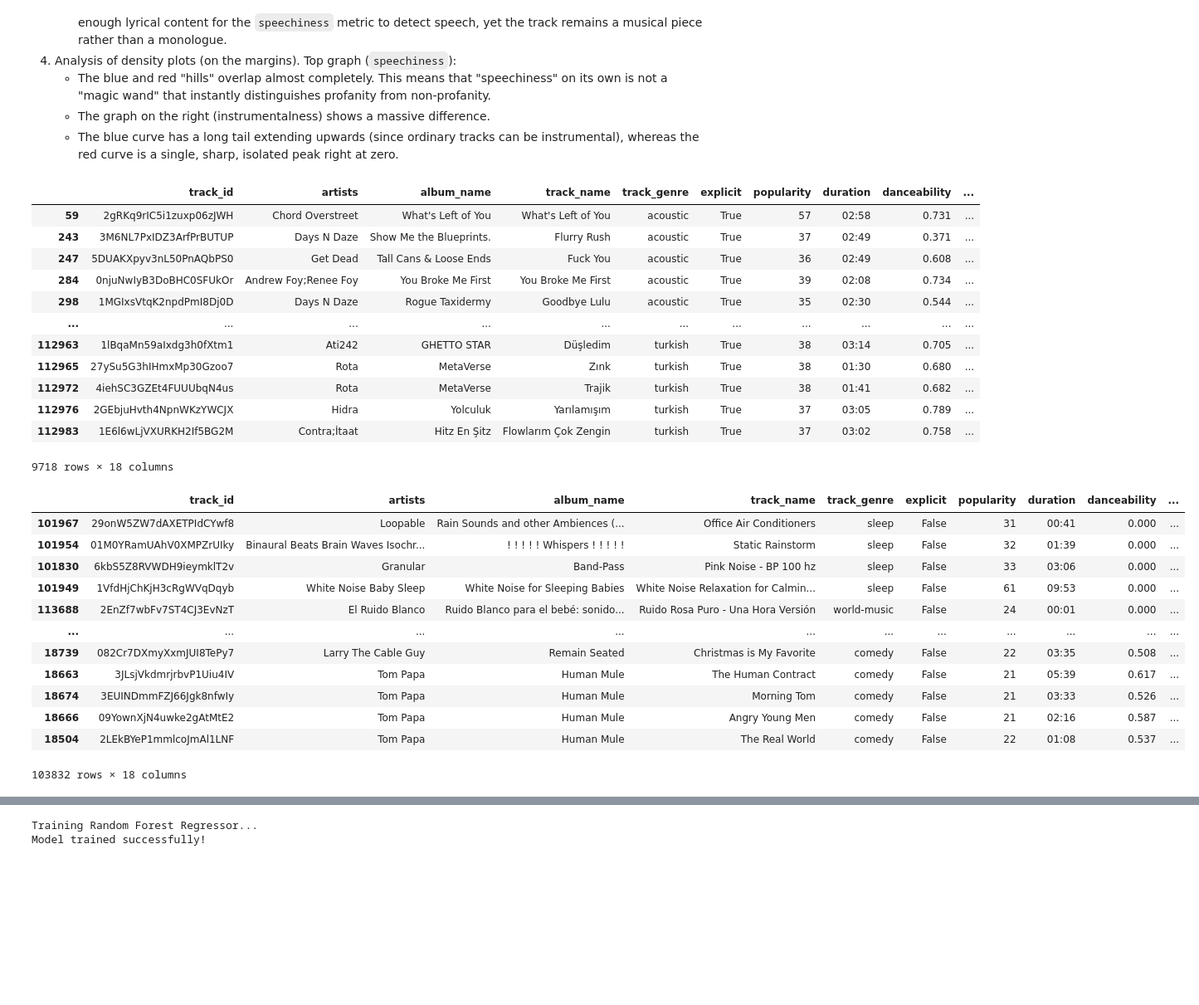
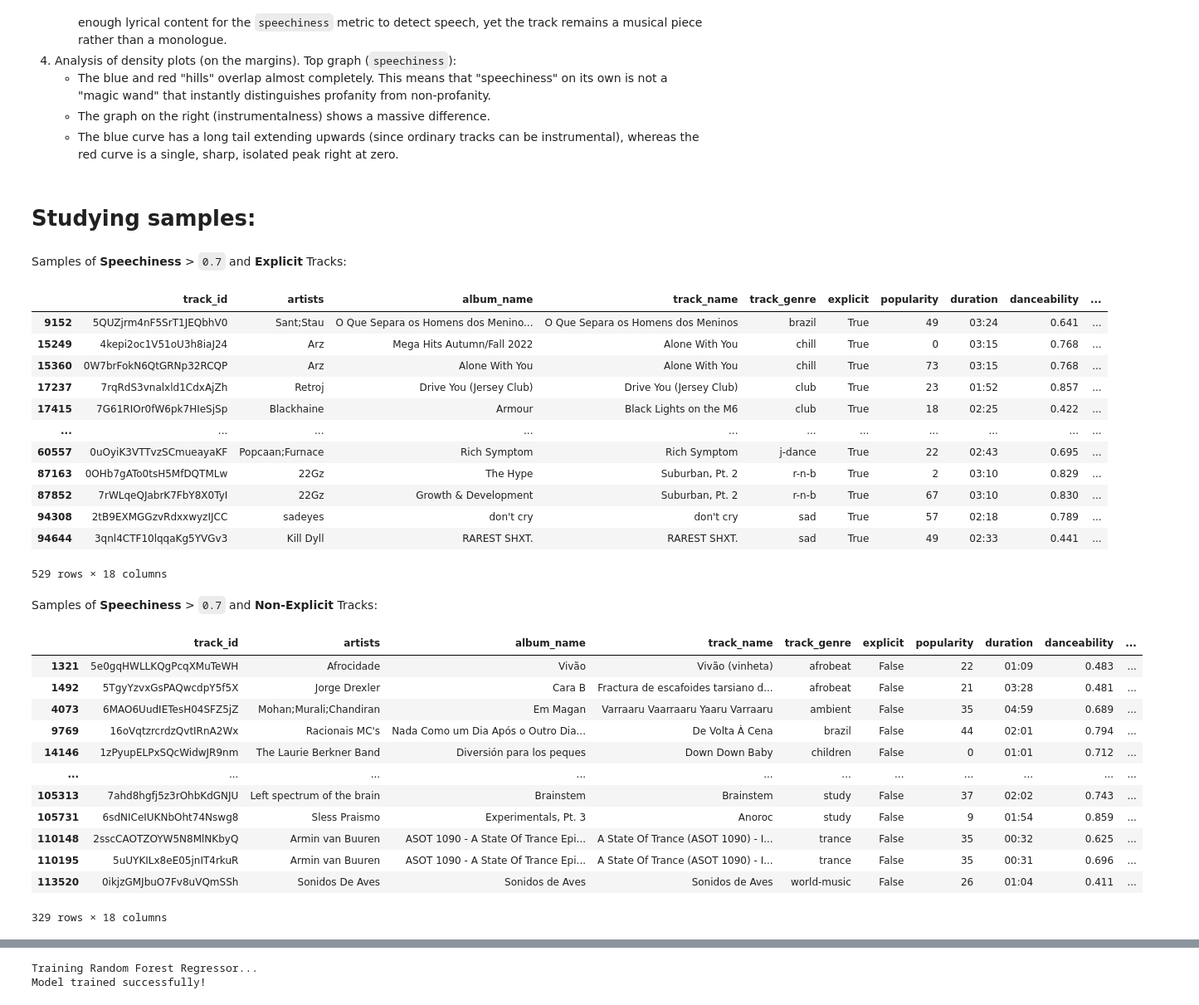
Before and after one commit to f55desu/spotify-recomendation, a Jupyter notebook: Exploratory Data Analysis.ipynb, the cells around one changed output, grey strips where cells are left out. Shown at 83% size. Drawn from its saved outputs; the diff is of its cells as text; code cells hidden in the pictures; blank space fills up the shorter version.

```diff
--- a/Exploratory Data Analysis.ipynb
+++ b/Exploratory Data Analysis.ipynb
@@ -459,39 +479,46 @@ plt.show()
    - The blue and red "hills" overlap almost completely. This means that "speechiness" on its own is not a "magic wand" that instantly distinguishes profanity from non-profanity.
    - The graph on the right (instrumentalness) shows a massive difference.
    - The blue curve has a long tail extending upwards (since ordinary tracks can be instrumental), whereas the red curve is a single, sharp, isolated peak right at zero.
+# %% [markdown]
+<a id="explicit_samples_section"></a>
+# Studying samples:
 # %%
 explicit_columns = ['track_id', 'artists', 'album_name', 'track_name', 'track_genre', 'explicit', 'popularity', 'duration', 'danceability', 'energy', 'speechiness', 'loudness', 'acousticness', 'instrumentalness',
        'mode', 'liveness', 'valence', 'tempo']
 df_samples = df[explicit_columns].copy()
+# %% [markdown]
+Samples of **Speechiness** > `0.7` and **Explicit** Tracks:
 # %%
-df_samples[df_samples['speechiness'].max() and df_samples['explicit']==True]
+df_samples[(df_samples['speechiness'] >= 0.7) & (df_samples['explicit'] == True)]
 # %% [output]
 |  | track_id | artists | album_name | track_name | track_genre | explicit | popularity | duration | danceability | ... |
-| 59 | 2gRKq9rIC5i1zuxp06zJWH | Chord Overstreet | What's Left of You | What's Left of You | acoustic | True | 57 | 02:58 | 0.731 | ... |
-| 243 | 3M6NL7PxIDZ3ArfPrBUTUP | Days N Daze | Show Me the Blueprints. | Flurry Rush | acoustic | True | 37 | 02:49 | 0.371 | ... |
-| 247 | 5DUAKXpyv3nL50PnAQbPS0 | Get Dead | Tall Cans & Loose Ends | Fuck You | acoustic | True | 36 | 02:49 | 0.608 | ... |
-| 284 | 0njuNwIyB3DoBHC0SFUkOr | Andrew Foy;Renee Foy | You Broke Me First | You Broke Me First | acoustic | True | 39 | 02:08 | 0.734 | ... |
-| 298 | 1MGIxsVtqK2npdPmI8Dj0D | Days N Daze | Rogue Taxidermy | Goodbye Lulu | acoustic | True | 35 | 02:30 | 0.544 | ... |
+| 9152 | 5QUZjrm4nF5SrT1JEQbhV0 | Sant;Stau | O Que Separa os Homens dos Menino... | O Que Separa os Homens dos Meninos | brazil | True | 49 | 03:24 | 0.641 | ... |
+| 15249 | 4kepi2oc1V51oU3h8iaJ24 | Arz | Mega Hits Autumn/Fall 2022 | Alone With You | chill | True | 0 | 03:15 | 0.768 | ... |
+| 15360 | 0W7brFokN6QtGRNp32RCQP | Arz | Alone With You | Alone With You | chill | True | 73 | 03:15 | 0.768 | ... |
+| 17237 | 7rqRdS3vnalxld1CdxAjZh | Retroj | Drive You (Jersey Club) | Drive You (Jersey Club) | club | True | 23 | 01:52 | 0.857 | ... |
+| 17415 | 7G61RIOr0fW6pk7HIeSjSp | Blackhaine | Armour | Black Lights on the M6 | club | True | 18 | 02:25 | 0.422 | ... |
 | ... | ... | ... | ... | ... | ... | ... | ... | ... | ... | ... |
-| 112963 | 1lBqaMn59aIxdg3h0fXtm1 | Ati242 | GHETTO STAR | Düşledim | turkish | True | 38 | 03:14 | 0.705 | ... |
-| 112965 | 27ySu5G3hIHmxMp30Gzoo7 | Rota | MetaVerse | Zınk | turkish | True | 38 | 01:30 | 0.680 | ... |
-| 112972 | 4iehSC3GZEt4FUUUbqN4us | Rota | MetaVerse | Trajik | turkish | True | 38 | 01:41 | 0.682 | ... |
-| 112976 | 2GEbjuHvth4NpnWKzYWCJX | Hidra | Yolculuk | Yarılamışım | turkish | True | 37 | 03:05 | 0.789 | ... |
-| 112983 | 1E6l6wLjVXURKH2If5BG2M | Contra;İtaat | Hitz En Şitz | Flowlarım Çok Zengin | turkish | True | 37 | 03:02 | 0.758 | ... |
+| 60557 | 0uOyiK3VTTvzSCmueayaKF | Popcaan;Furnace | Rich Symptom | Rich Symptom | j-dance | True | 22 | 02:43 | 0.695 | ... |
+| 87163 | 0OHb7gATo0tsH5MfDQTMLw | 22Gz | The Hype | Suburban, Pt. 2 | r-n-b | True | 2 | 03:10 | 0.829 | ... |
+| 87852 | 7rWLqeQJabrK7FbY8X0TyI | 22Gz | Growth & Development | Suburban, Pt. 2 | r-n-b | True | 67 | 03:10 | 0.830 | ... |
+| 94308 | 2tB9EXMGGzvRdxxwyzIJCC | sadeyes | don't cry | don't cry | sad | True | 57 | 02:18 | 0.789 | ... |
+| 94644 | 3qnl4CTF10lqqaKg5YVGv3 | Kill Dyll | RAREST SHXT. | RAREST SHXT. | sad | True | 49 | 02:33 | 0.441 | ... |
-9718 rows × 18 columns
+529 rows × 18 columns
+# %% [markdown]
+Samples of **Speechiness** > `0.7` and **Non-Explicit** Tracks:
 # %%
-df_samples[df_samples['speechiness'].max() and df_samples['explicit']==False].sort_values('speechiness')
+df_samples[(df_samples['speechiness'] >= 0.7) & (df_samples['explicit'] == False)]
 # %% [output]
 |  | track_id | artists | album_name | track_name | track_genre | explicit | popularity | duration | danceability | ... |
-| 101967 | 29onW5ZW7dAXETPIdCYwf8 | Loopable | Rain Sounds and other Ambiences (... | Office Air Conditioners | sleep | False | 31 | 00:41 | 0.000 | ... |
-| 101954 | 01M0YRamUAhV0XMPZrUIky | Binaural Beats Brain Waves Isochr... | ! ! ! ! ! Whispers ! ! ! ! ! | Static Rainstorm | sleep | False | 32 | 01:39 | 0.000 | ... |
-| 101830 | 6kbS5Z8RVWDH9ieymklT2v | Granular | Band-Pass | Pink Noise - BP 100 hz | sleep | False | 33 | 03:06 | 0.000 | ... |
-| 101949 | 1VfdHjChKjH3cRgWVqDqyb | White Noise Baby Sleep | White Noise for Sleeping Babies | White Noise Relaxation for Calmin... | sleep | False | 61 | 09:53 | 0.000 | ... |
-| 113688 | 2EnZf7wbFv7ST4CJ3EvNzT | El Ruido Blanco | Ruido Blanco para el bebé: sonido... | Ruido Rosa Puro - Una Hora Versión | world-music | False | 24 | 00:01 | 0.000 | ... |
+| 1321 | 5e0gqHWLLKQgPcqXMuTeWH | Afrocidade | Vivão | Vivão (vinheta) | afrobeat | False | 22 | 01:09 | 0.483 | ... |
+| 1492 | 5TgyYzvxGsPAQwcdpY5f5X | Jorge Drexler | Cara B | Fractura de escafoides tarsiano d... | afrobeat | False | 21 | 03:28 | 0.481 | ... |
+| 4073 | 6MAO6UudIETesH04SFZ5jZ | Mohan;Murali;Chandiran | Em Magan | Varraaru Vaarraaru Yaaru Varraaru | ambient | False | 35 | 04:59 | 0.689 | ... |
+| 9769 | 16oVqtzrcrdzQvtIRnA2Wx | Racionais MC's | Nada Como um Dia Após o Outro Dia... | De Volta À Cena | brazil | False | 44 | 02:01 | 0.794 | ... |
+| 14146 | 1zPyupELPxSQcWidwJR9nm | The Laurie Berkner Band | Diversión para los peques | Down Down Baby | children | False | 0 | 01:01 | 0.712 | ... |
 | ... | ... | ... | ... | ... | ... | ... | ... | ... | ... | ... |
-| 18739 | 082Cr7DXmyXxmJUI8TePy7 | Larry The Cable Guy | Remain Seated | Christmas is My Favorite | comedy | False | 22 | 03:35 | 0.508 | ... |
-| 18663 | 3JLsjVkdmrjrbvP1Uiu4IV | Tom Papa | Human Mule | The Human Contract | comedy | False | 21 | 05:39 | 0.617 | ... |
-| 18674 | 3EUINDmmFZJ66Jgk8nfwIy | Tom Papa | Human Mule | Morning Tom | comedy | False | 21 | 03:33 | 0.526 | ... |
-| 18666 | 09YownXjN4uwke2gAtMtE2 | Tom Papa | Human Mule | Angry Young Men | comedy | False | 21 | 02:16 | 0.587 | ... |
-| 18504 | 2LEkBYeP1mmlcoJmAl1LNF | Tom Papa | Human Mule | The Real World | comedy | False | 22 | 01:08 | 0.537 | ... |
+| 105313 | 7ahd8hgfj5z3rOhbKdGNJU | Left spectrum of the brain | Brainstem | Brainstem | study | False | 37 | 02:02 | 0.743 | ... |
+| 105731 | 6sdNICeIUKNbOht74Nswg8 | Sless Praismo | Experimentals, Pt. 3 | Anoroc | study | False | 9 | 01:54 | 0.859 | ... |
+| 110148 | 2sscCAOTZOYW5N8MlNKbyQ | Armin van Buuren | ASOT 1090 - A State Of Trance Epi... | A State Of Trance (ASOT 1090) - I... | trance | False | 35 | 00:32 | 0.625 | ... |
+| 110195 | 5uUYKILx8eE05jnIT4rkuR | Armin van Buuren | ASOT 1090 - A State Of Trance Epi... | A State Of Trance (ASOT 1090) - I... | trance | False | 35 | 00:31 | 0.696 | ... |
+| 113520 | 0ikjzGMJbuO7Fv8uVQmSSh | Sonidos De Aves | Sonidos de Aves | Sonidos de Aves | world-music | False | 26 | 01:04 | 0.411 | ... |
-103832 rows × 18 columns
+329 rows × 18 columns
```
Also changed, not shown: parts of 33 cells of this notebook, 1 other file.
